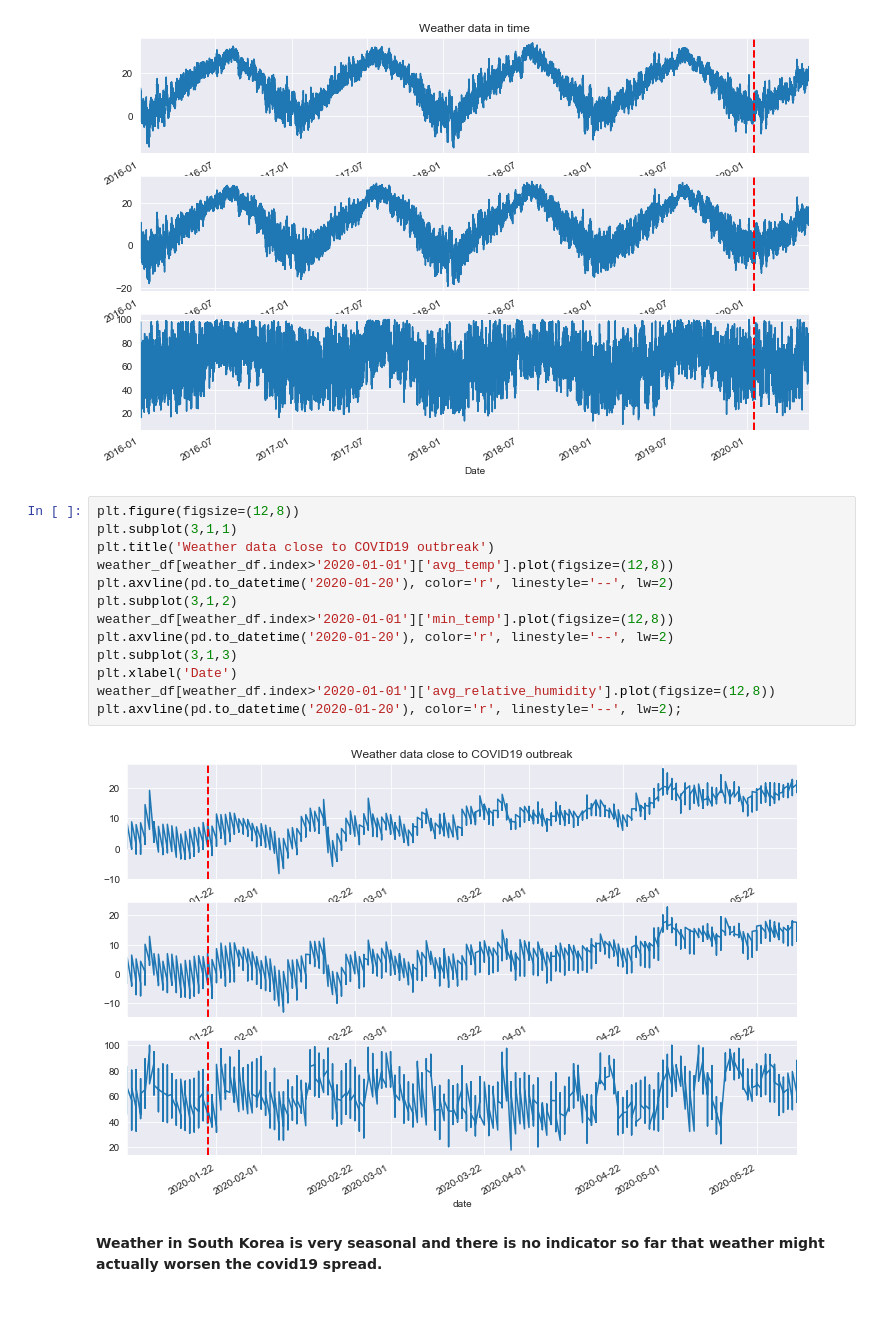
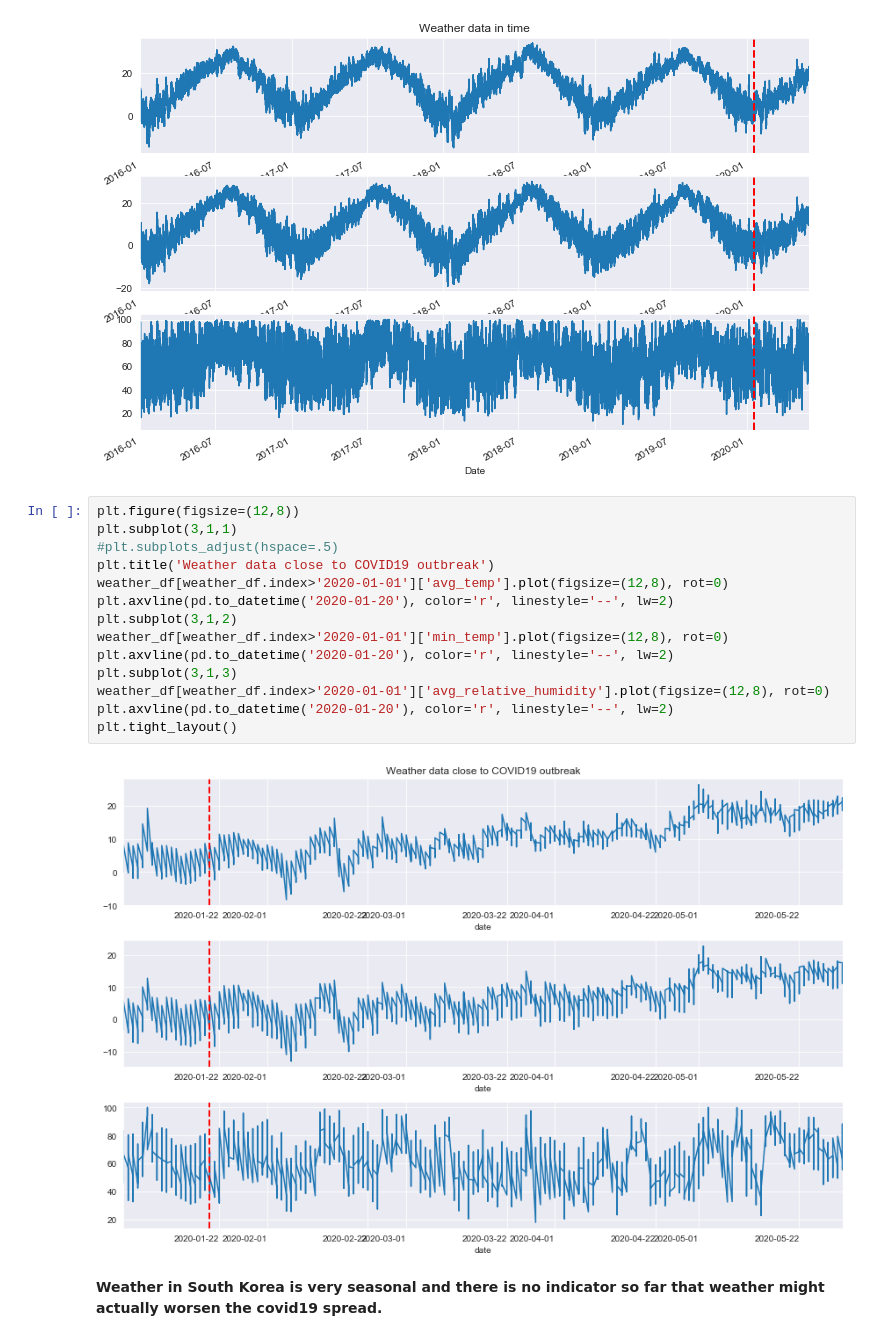
Before and after one commit to iamjakkie/CovidDataAnalysis, a Jupyter notebook: exploration_template.ipynb, the cells around one changed output. Cells and saved outputs as stored; diff of their text form; blank space fills up the shorter version.

```diff
--- a/exploration_template.ipynb
+++ b/exploration_template.ipynb
@@ -356,18 +374,19 @@ plt.axvline(pd.to_datetime('2020-01-20'), color='r', linestyle='--', lw=2);
 # %%
 plt.figure(figsize=(12,8))
 plt.subplot(3,1,1)
+#plt.subplots_adjust(hspace=.5)
 plt.title('Weather data close to COVID19 outbreak')
-weather_df[weather_df.index>'2020-01-01']['avg_temp'].plot(figsize=(12,8))
+weather_df[weather_df.index>'2020-01-01']['avg_temp'].plot(figsize=(12,8), rot=0)
 plt.axvline(pd.to_datetime('2020-01-20'), color='r', linestyle='--', lw=2)
 plt.subplot(3,1,2)
-weather_df[weather_df.index>'2020-01-01']['min_temp'].plot(figsize=(12,8))
+weather_df[weather_df.index>'2020-01-01']['min_temp'].plot(figsize=(12,8), rot=0)
 plt.axvline(pd.to_datetime('2020-01-20'), color='r', linestyle='--', lw=2)
 plt.subplot(3,1,3)
-plt.xlabel('Date')
-weather_df[weather_df.index>'2020-01-01']['avg_relative_humidity'].plot(figsize=(12,8))
-plt.axvline(pd.to_datetime('2020-01-20'), color='r', linestyle='--', lw=2);
+weather_df[weather_df.index>'2020-01-01']['avg_relative_humidity'].plot(figsize=(12,8), rot=0)
+plt.axvline(pd.to_datetime('2020-01-20'), color='r', linestyle='--', lw=2)
+plt.tight_layout()
 # %% [output]
-[figure, old version]
+[figure, new version]
 # %% [markdown]
 **Weather in South Korea is very seasonal and there is no indicator so far that weather might actually worsen the covid19 spread.**
 # %% [markdown]
```
Also changed, not shown: parts of 14 cells of this notebook, 4 other files.
